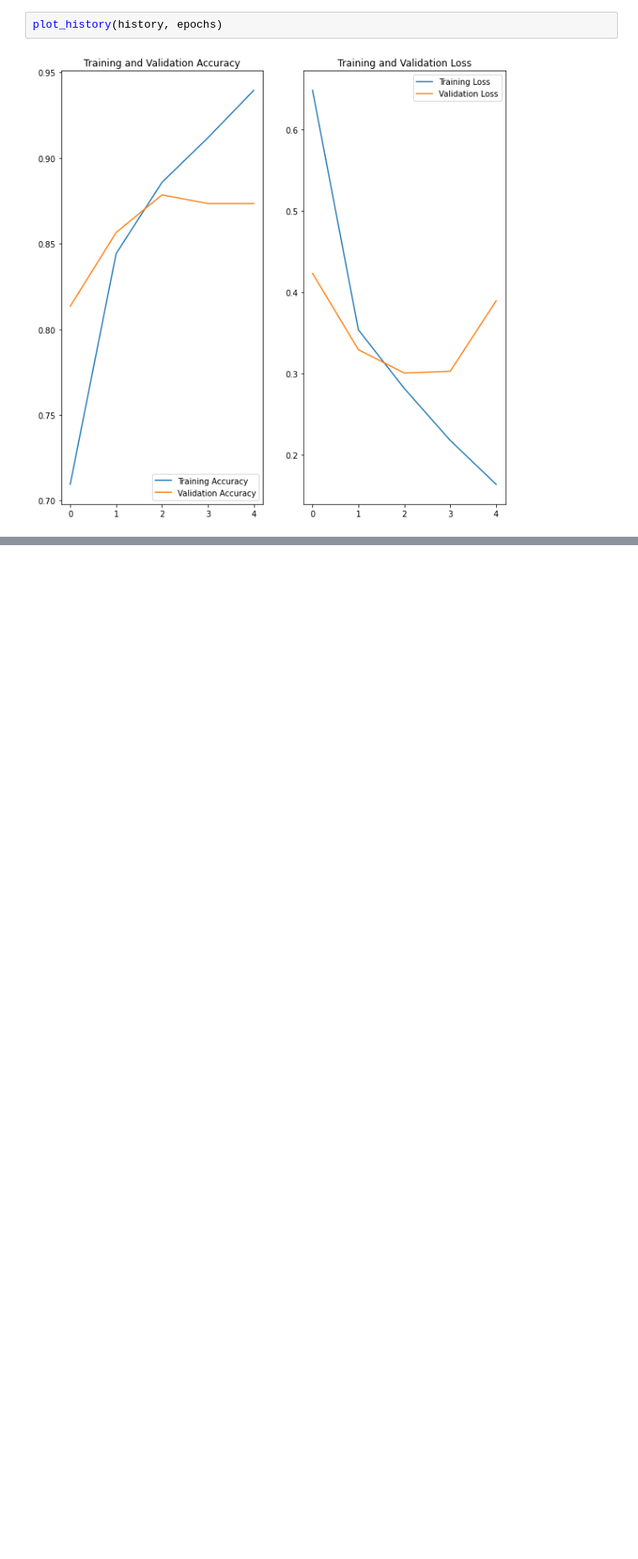
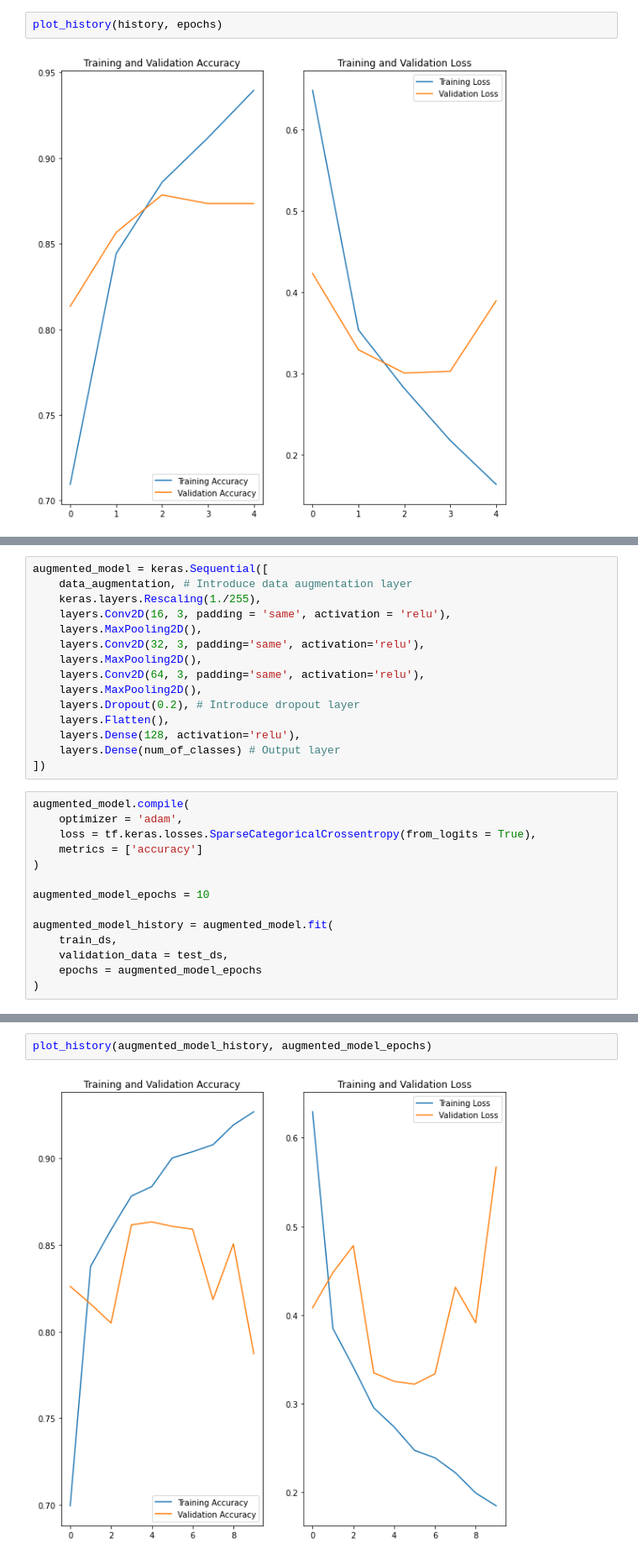
Before and after one commit to wacatswh/chihuahua-vs-muffin, a Jupyter notebook: chihuahua_vs_muffin.ipynb, the cells around one changed output, grey strips where cells are left out. Shown at 84% size. Cells and saved outputs as stored; diff of their text form; blank space fills up the shorter version.

```diff
--- a/chihuahua_vs_muffin.ipynb
+++ b/chihuahua_vs_muffin.ipynb
@@ -129,0 +151,29 @@ plot_history(history, epochs)
+# %%
+augmented_model = keras.Sequential([
+    data_augmentation, # Introduce data augmentation layer
+    keras.layers.Rescaling(1./255),
+    layers.Conv2D(16, 3, padding = 'same', activation = 'relu'),
+    layers.MaxPooling2D(),
+    layers.Conv2D(32, 3, padding='same', activation='relu'),
+    layers.MaxPooling2D(),
+    layers.Conv2D(64, 3, padding='same', activation='relu'),
+    layers.MaxPooling2D(),
+    layers.Dropout(0.2), # Introduce dropout layer
+    layers.Flatten(),
+    layers.Dense(128, activation='relu'),
+    layers.Dense(num_of_classes) # Output layer
+])
+# %%
+augmented_model.compile(
+    optimizer = 'adam',
+    loss = tf.keras.losses.SparseCategoricalCrossentropy(from_logits = True),
+    metrics = ['accuracy']
+)
+
+augmented_model_epochs = 10
+
+augmented_model_history = augmented_model.fit(
+    train_ds,
+    validation_data = test_ds,
+    epochs = augmented_model_epochs
+)
@@ -129,0 +203,4 @@ plot_history(history, epochs)
+# %%
+plot_history(augmented_model_history, augmented_model_epochs)
+# %% [output]
+[figure, added]
```
Also changed, not shown: parts of 3 cells of this notebook.
